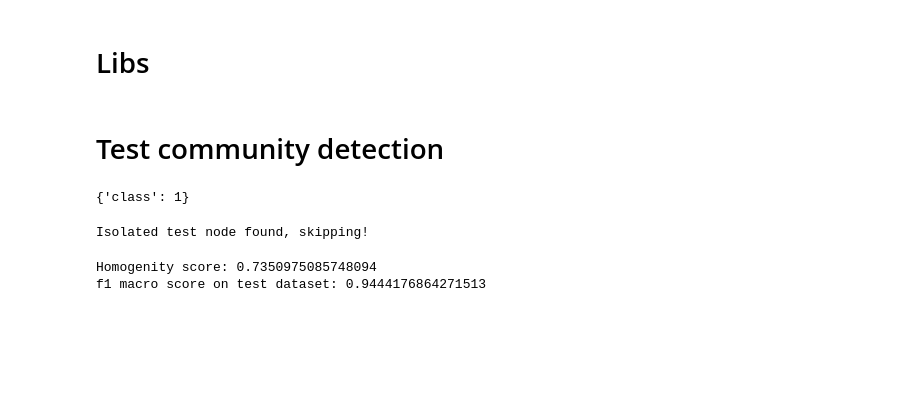
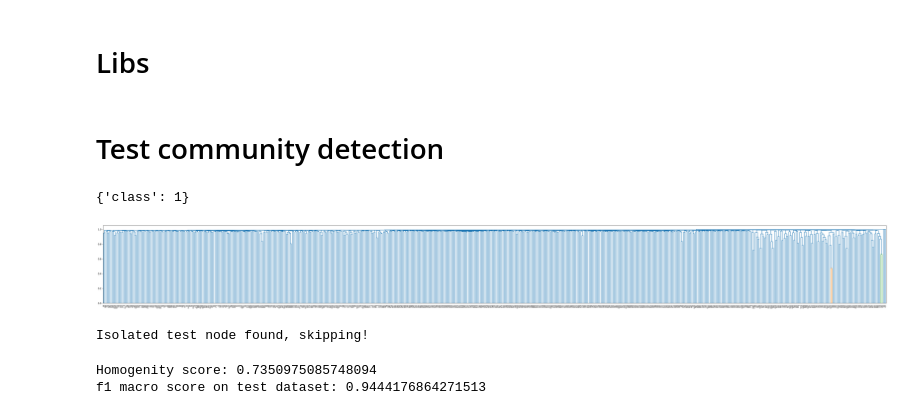
Before and after one commit to Genomics-HSE/ancestry-inference, a Jupyter notebook: notebooks/genlink_usage.ipynb, the cells around one changed output. Drawn from its saved outputs; the diff is of its cells as text; code cells hidden in the pictures; blank space fills up the shorter version.

Commit message:
added dendogram plotting

```diff
--- a/notebooks/genlink_usage.ipynb
+++ b/notebooks/genlink_usage.ipynb
@@ -65,6 +65,10 @@ dp.generate_random_train_valid_test_nodes(0.6, 0.2, 0.2, 42)
 # dp.make_train_valid_test_datasets_with_numba('one_hot', 'homogeneous', 'multiple', 'multiple', 'tmp')
 # %%
 bm = BaselineMethods(dp)
+# %%
+bm.plot_dendogram(dp.test_nodes[0], (60, 6), 6, '/home/ashmelev/ancestry-inference/data/real_data/SC/imgs/dendogram.pdf')
+# %% [output]
+[figure, added]
 # %%
 bm.spectral_clustering()
 # %% [output]
```
Also changed, not shown: 1 other file.
